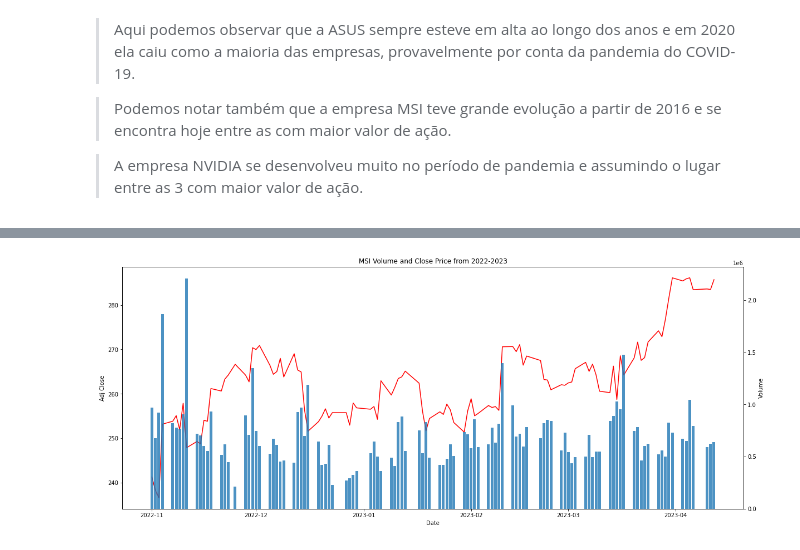
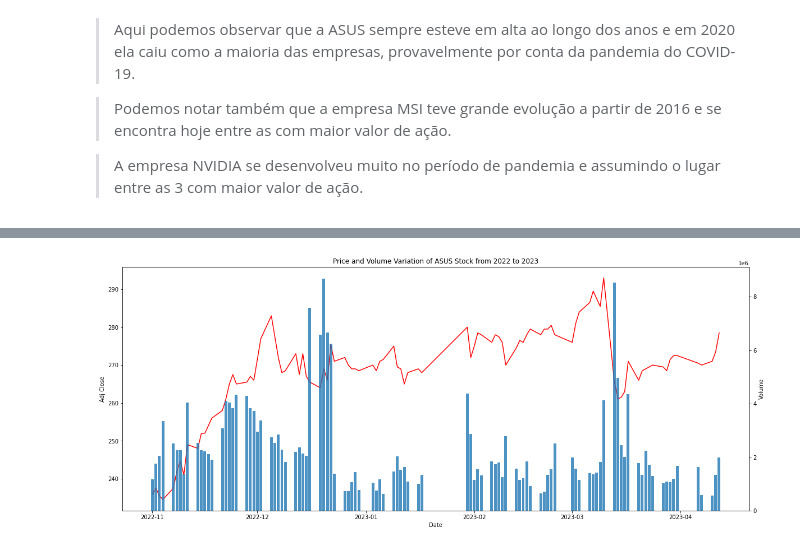
Before and after one commit to jeanmatheuss/GPU-stocks-price, a Jupyter notebook: gpu-prices.ipynb, the cells around one changed output, grey strips where cells are left out. Saved outputs shown, nothing was run; the diff lists cells and outputs as text; code cells hidden in the pictures.

Commit message:
upt-graph

```diff
--- a/gpu-prices.ipynb
+++ b/gpu-prices.ipynb
@@ -92,7 +92,7 @@ ax2.set(xlabel='Date', title='Volume NVIDIA (2021-2023)')
 plt.xticks(rotation = 45)
 # %%
 # Definindo uma função para plotar os gráficos de preço de fechamento da ação com volume em um dado intervalo de tempo
-def draw_plot(data,start_date, end_date, dataset_name):
+def draw_plot(data,start_date: str, end_date: str, dataset_name: str):
     df = filter_df(data, start_date, end_date)
     fig, ax= plt.subplots(figsize=(20,8))
 
@@ -103,4 +103,4 @@ def draw_plot(data,start_date, end_date, dataset_name):
 
 
 
-    ax1.set(xlabel='Date', ylabel='Volume', title=f'{dataset_name} Volume and Close Price from {start_date[:4]}-{end_date[:4]}')
+    ax1.set(xlabel='Date', ylabel='Volume', title=f'Price and Volume Variation of {dataset_name} Stock from {start_date[:4]} to {end_date[:4]}')
@@ -107,4 +117,4 @@ def draw_plot(data,start_date, end_date, dataset_name):
 # %%
-draw_plot(msi, '2022-11-01', '2023-04-17', 'MSI')
+draw_plot(asus, '2022-11-01', '2023-04-17', 'ASUS')
 # %% [output]
-[figure, old version]
+[figure, new version]
```
Also changed, not shown: parts of 3 cells of this notebook.
